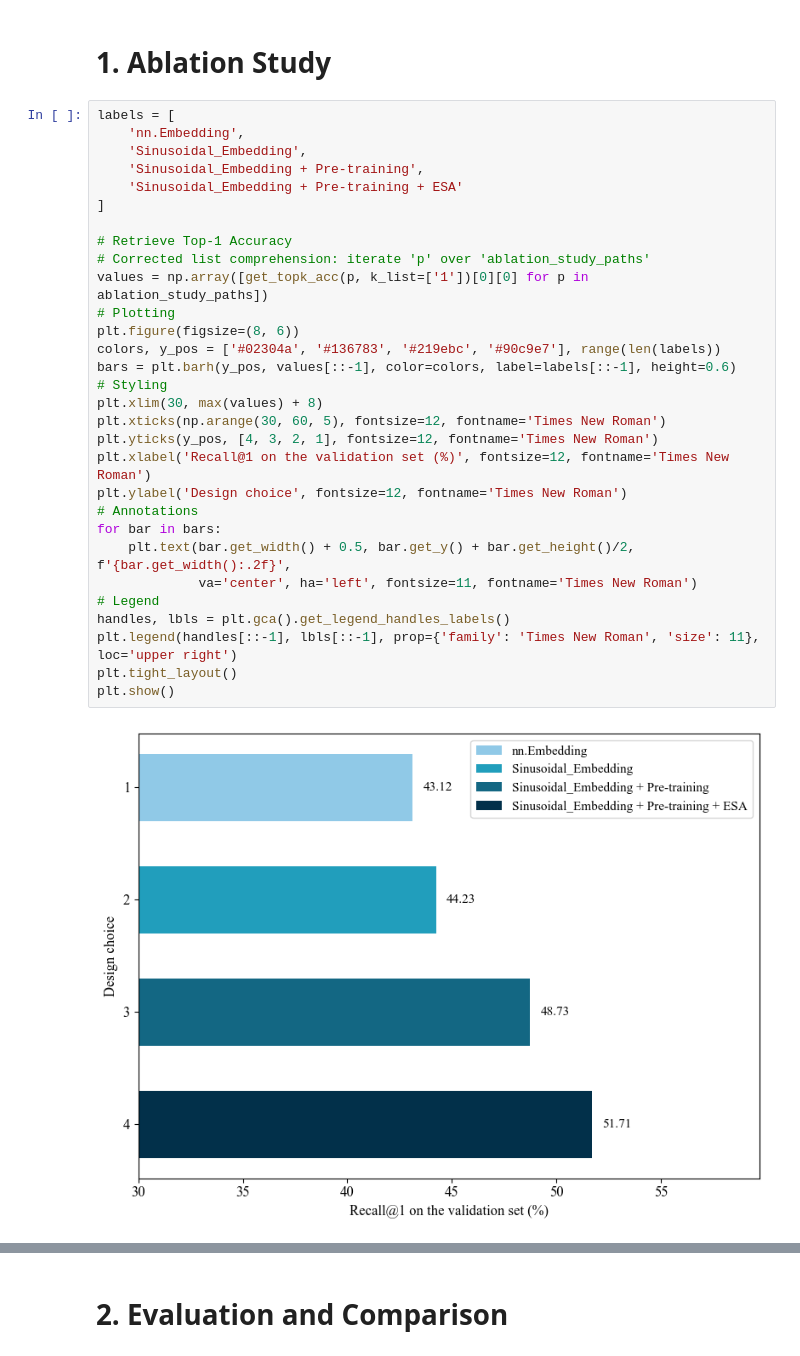
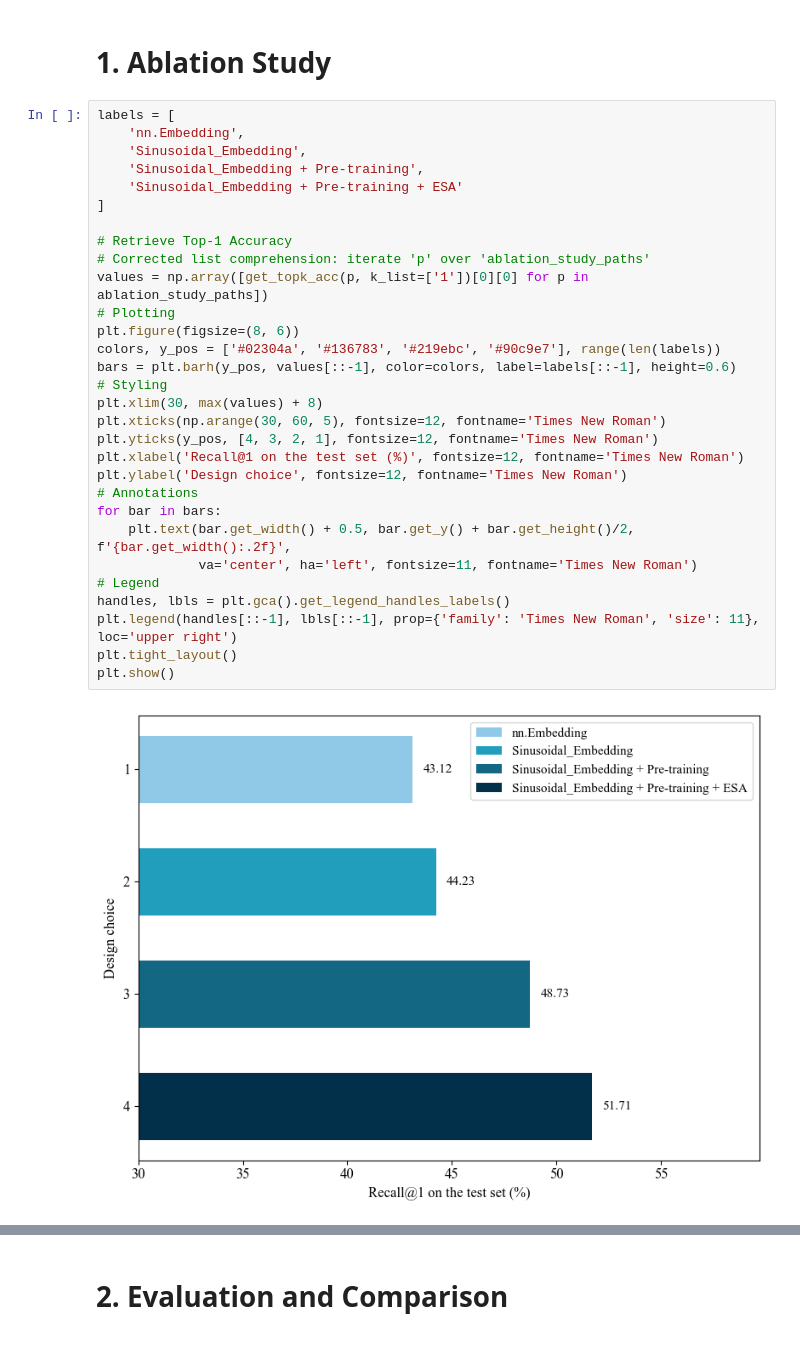
Before and after one commit to crxcsu/CSU-EI, a Jupyter notebook: analyzer/Interacting_with_CSUEI.ipynb, the cells around one changed output, grey strips where cells are left out. Cells and saved outputs as stored; diff of their text form.

```diff
--- a/analyzer/Interacting_with_CSUEI.ipynb
+++ b/analyzer/Interacting_with_CSUEI.ipynb
@@ -276,35 +208,35 @@ findfont: Font family 'Times New Roman' not found.
 # %%
 labels = [
     'nn.Embedding',
     'Sinusoidal_Embedding',
     'Sinusoidal_Embedding + Pre-training',
     'Sinusoidal_Embedding + Pre-training + ESA'
 ]
 
 # Retrieve Top-1 Accuracy
 # Corrected list comprehension: iterate 'p' over 'ablation_study_paths'
 values = np.array([get_topk_acc(p, k_list=['1'])[0][0] for p in ablation_study_paths])
 # Plotting
 plt.figure(figsize=(8, 6))
 colors, y_pos = ['#02304a', '#136783', '#219ebc', '#90c9e7'], range(len(labels))
 bars = plt.barh(y_pos, values[::-1], color=colors, label=labels[::-1], height=0.6)
 # Styling
 plt.xlim(30, max(values) + 8)
 plt.xticks(np.arange(30, 60, 5), fontsize=12, fontname='Times New Roman')
 plt.yticks(y_pos, [4, 3, 2, 1], fontsize=12, fontname='Times New Roman')
-plt.xlabel('Recall@1 on the validation set (%)', fontsize=12, fontname='Times New Roman')
+plt.xlabel('Recall@1 on the test set (%)', fontsize=12, fontname='Times New Roman')
 plt.ylabel('Design choice', fontsize=12, fontname='Times New Roman')
 # Annotations
 for bar in bars:
     plt.text(bar.get_width() + 0.5, bar.get_y() + bar.get_height()/2, f'{bar.get_width():.2f}',
              va='center', ha='left', fontsize=11, fontname='Times New Roman')
 # Legend
 handles, lbls = plt.gca().get_legend_handles_labels()
 plt.legend(handles[::-1], lbls[::-1], prop={'family': 'Times New Roman', 'size': 11}, loc='upper right')
 plt.tight_layout()
 plt.show()
 # %% [output]
-[figure, old version]
+[figure, new version]
 # %%
 # Simplified Performance Comparison
 k_list = ['1', '2', '3', '5', '10']
```
Also changed, not shown: parts of 9 cells of this notebook, 3 other files.
